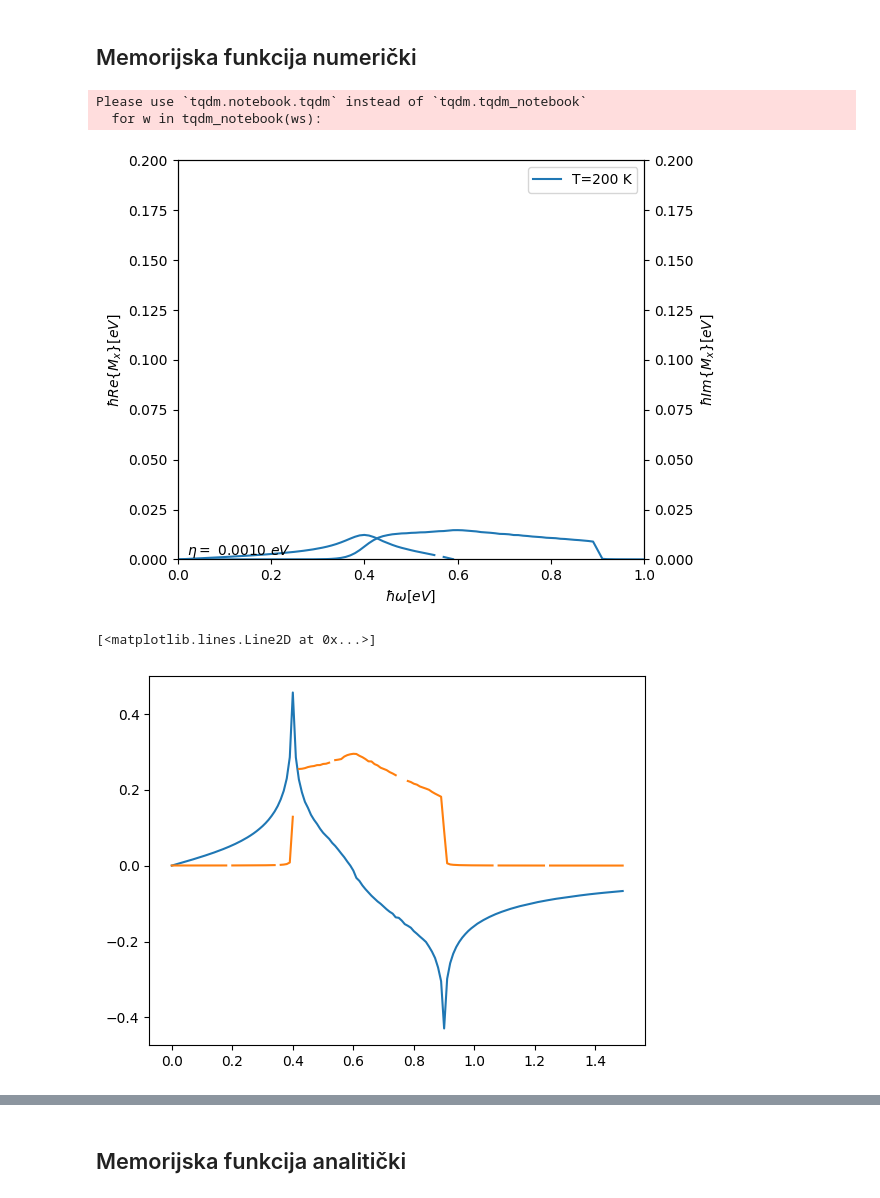
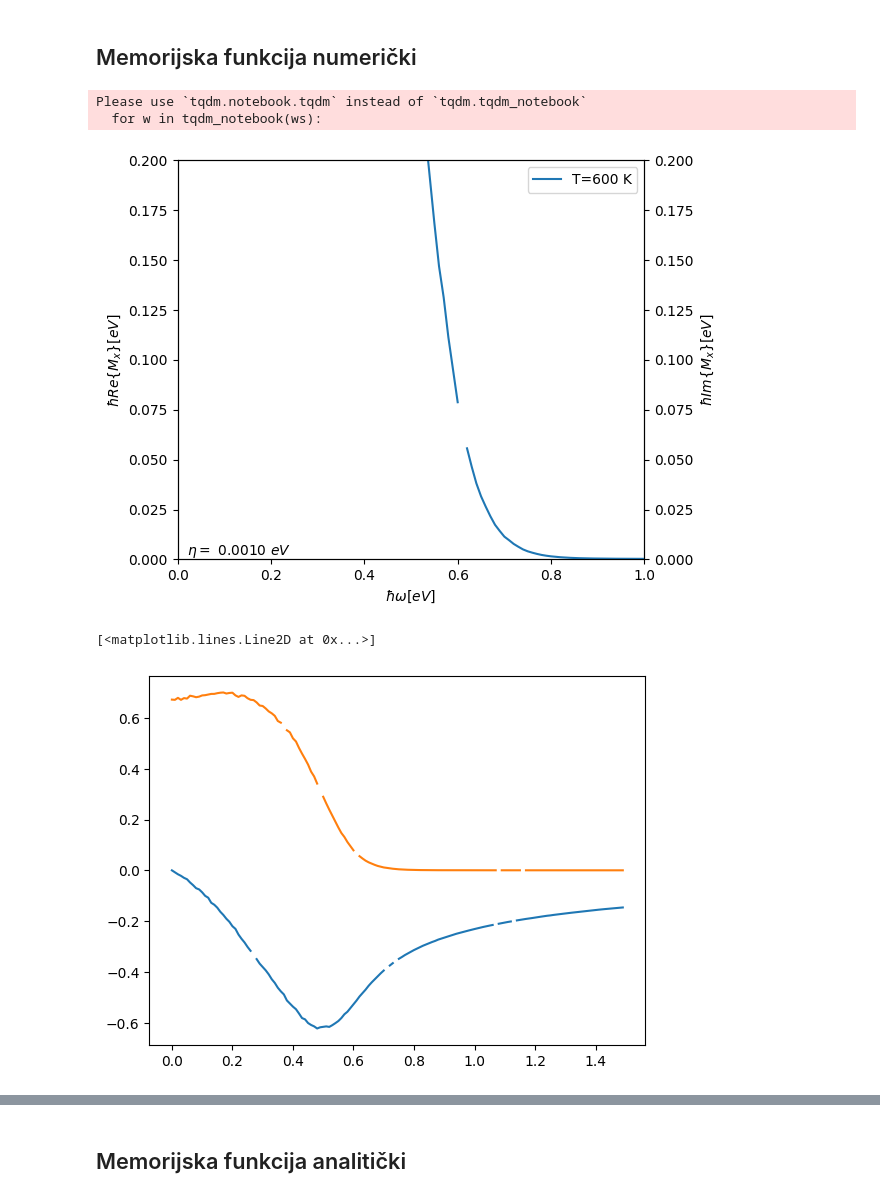
Before and after one commit to ppapac/24112024_memfn, a Jupyter notebook: MemoryDirac3D_usingTQ_020626_cutoff_cpl_i_selfenergy.ipynb, the cells around one changed output, grey strips where cells are left out. Cells and saved outputs as stored; diff of their text form; code cells hidden in the pictures.

```diff
--- a/MemoryDirac3D_usingTQ_020626_cutoff_cpl_i_selfenergy.ipynb
+++ b/MemoryDirac3D_usingTQ_020626_cutoff_cpl_i_selfenergy.ipynb
@@ -34,7 +35,7 @@ pi = np.pi
 e = 1.602176634e-19
 
 alpha_op = 0.6
-hbar_w_op = torch.Tensor([0.4]).to("cuda")
+hbar_w_op = torch.Tensor([0.04]).to("cuda")
 eta_0 = 1 * 10 ** (-3)
 M = 0.0
 Kf_ev = 0.5  # eV
@@ -126,3 +144,6 @@ def eff_concetration(T):
 
 def coupling(K_c, abs_dK):
     return G_op2 / (1 + exp(-10000 * (K_c - abs_dK)))
+# %%
+T = torch.linspace(0, 2000, 2000)
+print([float(t) for t in T])
@@ -264,7 +287,7 @@ def mem_fn_op(ss_sum_fn, hbar_w, hbar_w_ph, u, T, eta, K_c):
 
     integration_domain = torch.Tensor(
         [
-            [Kf_ - 0.003, Kf_ + 0.003],
+            [0, K_w],
             [0, K_w],
             [0, pi],
         ]
@@ -300,35 +323,35 @@ def mem_fn_op(ss_sum_fn, hbar_w, hbar_w_ph, u, T, eta, K_c):
 # %%
 fig, *axs = setup_plot(x_lim=[0, 1], y_lim=[0, 0.2])
 integrals = calculate_integral_points(
     mem_fn_op,
     ss_sum_real,
     ss_sum_imag,
     hbar_w_op,
-    T=200,
+    T=600,
     ws=ws_0[150:300:],
     K_c=K_c,
     u=Ef,
 )
 arrays_to_csv(
     np.array(ws_0.to("cpu")),
     np.array(integrals[0]),
-    f"op-g2, real, T={200}K, eta={eta_0}eV",
+    f"op-g2, real, T={600}K, eta={eta_0}eV",
 )
 arrays_to_csv(
     np.array(ws_0.to("cpu")),
     list(np.array(integrals[1])),
-    f"op-g2, imag, T={200}K, eta={eta_0}eV",
+    f"op-g2, imag, T={600}K, eta={eta_0}eV",
 )
-plot_real_and_imag_result(*axs, *integrals, T=200, ws=ws_0[150:300:])
+plot_real_and_imag_result(*axs, *integrals, T=600, ws=ws_0[150:300:])
 axs[0].legend(loc="best")
 fig.tight_layout()
 # %% [output]
 Please use `tqdm.notebook.tqdm` instead of `tqdm.tqdm_notebook`
   for w in tqdm_notebook(ws):
-[figure, old version]
+[figure, new version]
 # %%
 plt.plot(ws_0[150:300].to("cpu"), integrals[0])
 plt.plot(ws_0[150:300].to("cpu"), integrals[1])
 # %% [output]
 [<matplotlib.lines.Line2D at 0x...>]
-[figure, old version]
+[figure, new version]
```
Also changed, not shown: parts of 11 cells of this notebook, 6 other files.
